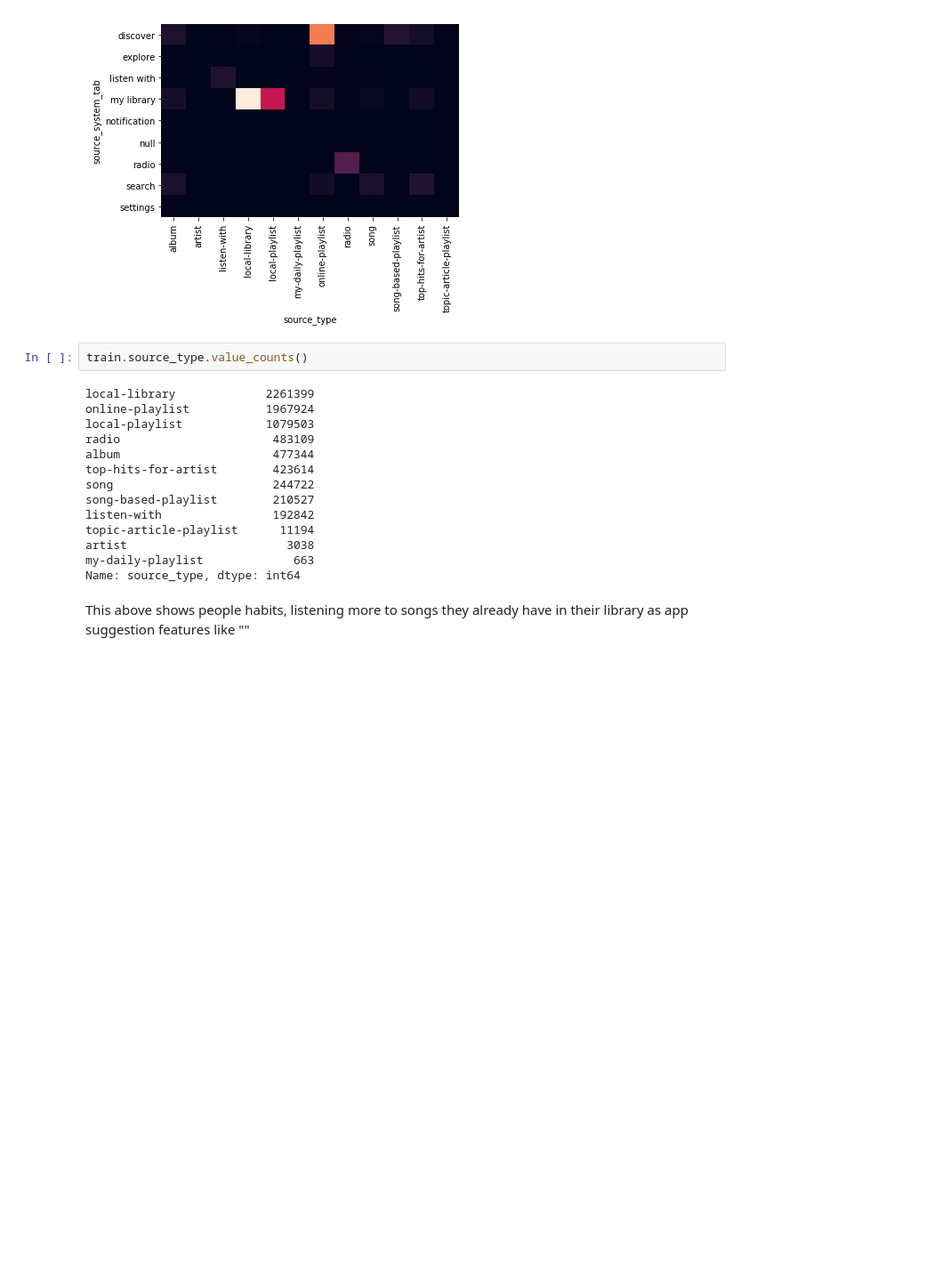
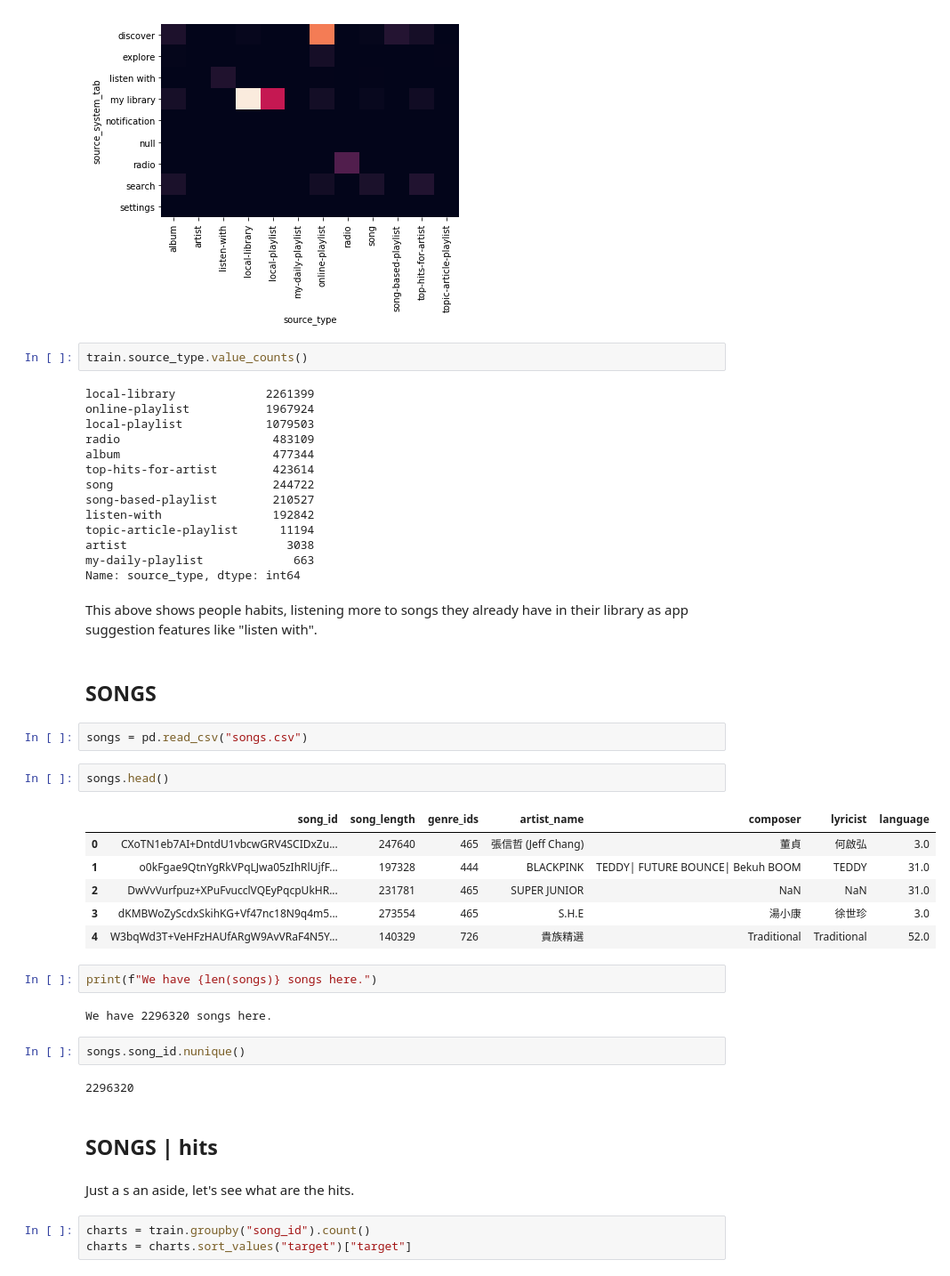
Before and after one commit to PaulPruliere/wsdm, a Jupyter notebook: wsdm.ipynb, the cells around one changed output. Shown at 89% size. Cells and saved outputs as stored; diff of their text form; blank space fills up the shorter version.

Commit message:
user habits

```diff
--- a/wsdm.ipynb
+++ b/wsdm.ipynb
@@ -258,4 +258,32 @@ artist                       3038
 my-daily-playlist             663
 Name: source_type, dtype: int64
 # %% [markdown]
-This above shows people habits, listening more to songs they already have in their library as app suggestion features like ""
+This above shows people habits, listening more to songs they already have in their library as app suggestion features like "listen with".
+# %% [markdown]
+## SONGS
+# %%
+songs = pd.read_csv("songs.csv")
+# %%
+songs.head()
+# %% [output]
+|  | song_id | song_length | genre_ids | artist_name | composer | lyricist | language |
+| 0 | CXoTN1eb7AI+DntdU1vbcwGRV4SCIDxZu... | 247640 | 465 | 張信哲 (Jeff Chang) | 董貞 | 何啟弘 | 3.0 |
+| 1 | o0kFgae9QtnYgRkVPqLJwa05zIhRlUjfF... | 197328 | 444 | BLACKPINK | TEDDY| FUTURE BOUNCE| Bekuh BOOM | TEDDY | 31.0 |
+| 2 | DwVvVurfpuz+XPuFvucclVQEyPqcpUkHR... | 231781 | 465 | SUPER JUNIOR | NaN | NaN | 31.0 |
+| 3 | dKMBWoZyScdxSkihKG+Vf47nc18N9q4m5... | 273554 | 465 | S.H.E | 湯小康 | 徐世珍 | 3.0 |
+| 4 | W3bqWd3T+VeHFzHAUfARgW9AvVRaF4N5Y... | 140329 | 726 | 貴族精選 | Traditional | Traditional | 52.0 |
+# %%
+print(f"We have {len(songs)} songs here.")
+# %% [output]
+We have 2296320 songs here.
+# %%
+songs.song_id.nunique()
+# %% [output]
+2296320
+# %% [markdown]
+## SONGS | hits
+# %% [markdown]
+Just a s an aside, let's see what are the hits.
+# %%
+charts = train.groupby("song_id").count()
+charts = charts.sort_values("target")["target"]
```
Also changed, not shown: parts of 12 cells of this notebook.
